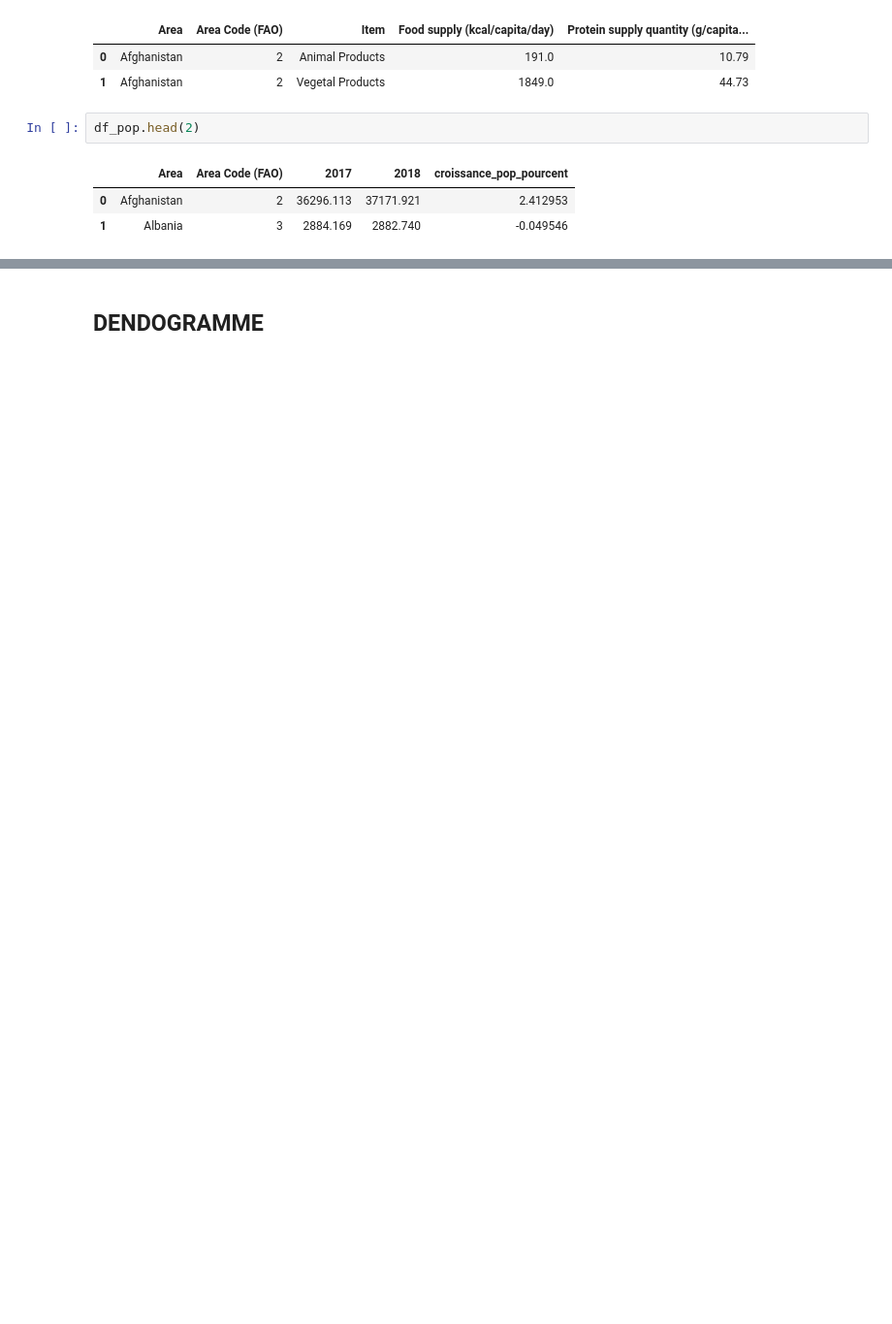
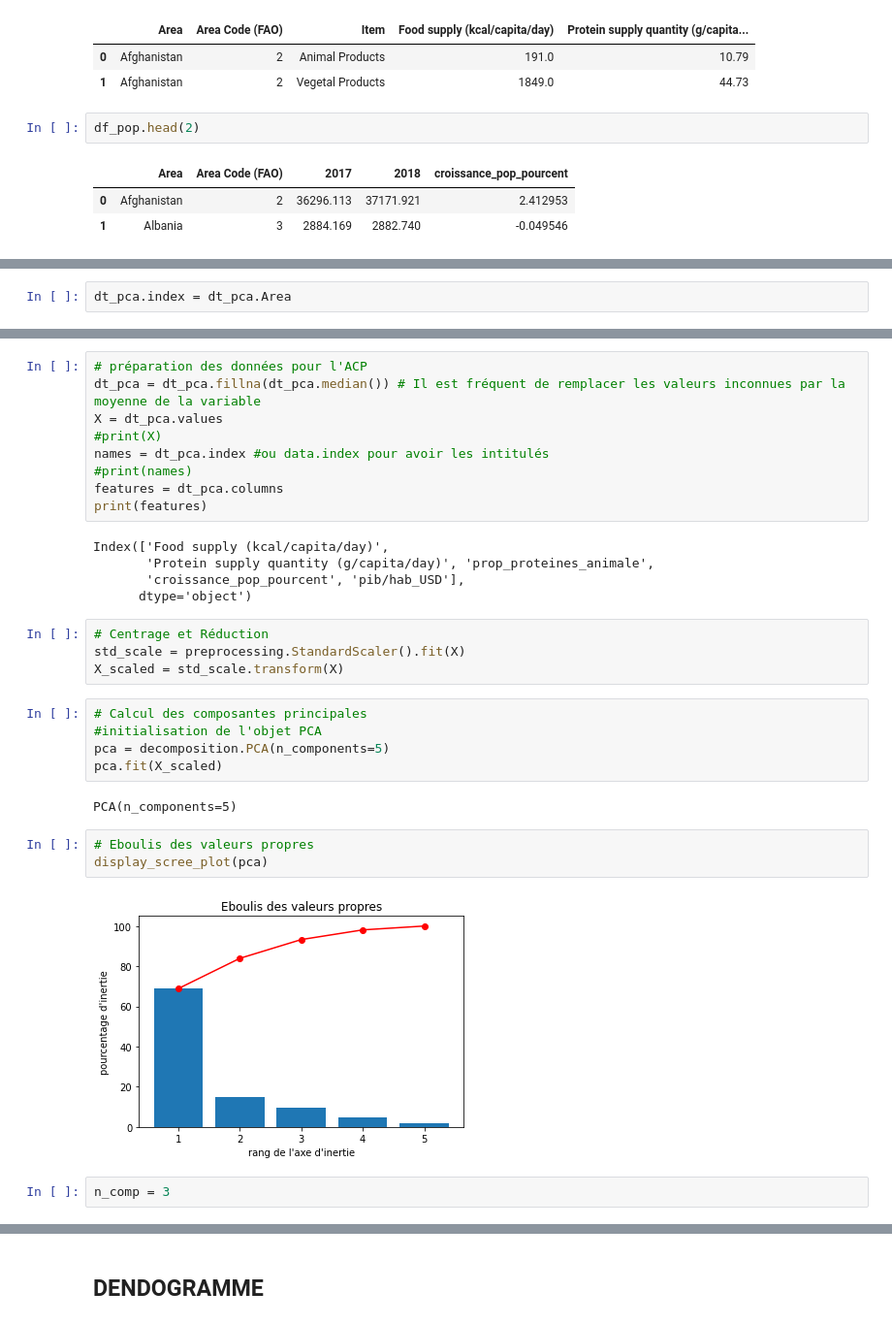
Before and after one commit to FatimaMoqran/Etude_de_marche_ACP_clustering_dendogramme, a Jupyter notebook: étude_de_marché.ipynb, the cells around one changed output, grey strips where cells are left out. Shown: that part at 97% size. Cells and saved outputs as stored; diff of their text form; blank space fills up the shorter version.

```diff
--- a/étude_de_marché.ipynb
+++ b/étude_de_marché.ipynb
@@ -311,0 +353,2 @@ True
+# %%
+dt_pca.index = dt_pca.Area
@@ -311,0 +367,32 @@ True
+# %%
+# préparation des données pour l'ACP
+dt_pca = dt_pca.fillna(dt_pca.median()) # Il est fréquent de remplacer les valeurs inconnues par la moyenne de la variable
+X = dt_pca.values
+#print(X)
+names = dt_pca.index #ou data.index pour avoir les intitulés
+#print(names)
+features = dt_pca.columns
+print(features)
+# %% [output]
+Index(['Food supply (kcal/capita/day)',
+       'Protein supply quantity (g/capita/day)', 'prop_proteines_animale',
+       'croissance_pop_pourcent', 'pib/hab_USD'],
+      dtype='object')
+# %%
+# Centrage et Réduction
+std_scale = preprocessing.StandardScaler().fit(X)
+X_scaled = std_scale.transform(X)
+# %%
+# Calcul des composantes principales
+#initialisation de l'objet PCA
+pca = decomposition.PCA(n_components=5)
+pca.fit(X_scaled)
+# %% [output]
+PCA(n_components=5)
+# %%
+# Eboulis des valeurs propres
+display_scree_plot(pca)
+# %% [output]
+[figure, added]
+# %%
+n_comp = 3
```
Also changed, not shown: parts of 70 cells of this notebook, 1 other file.
